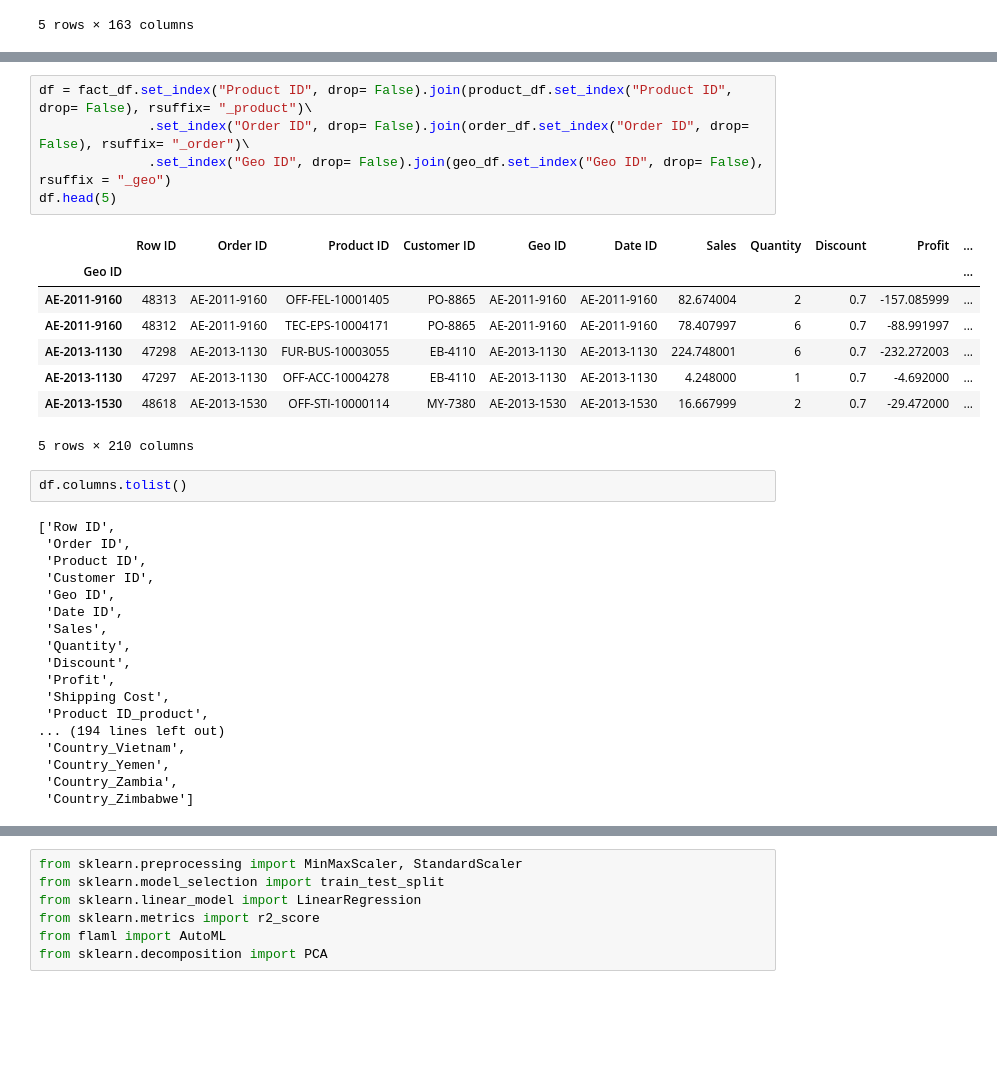
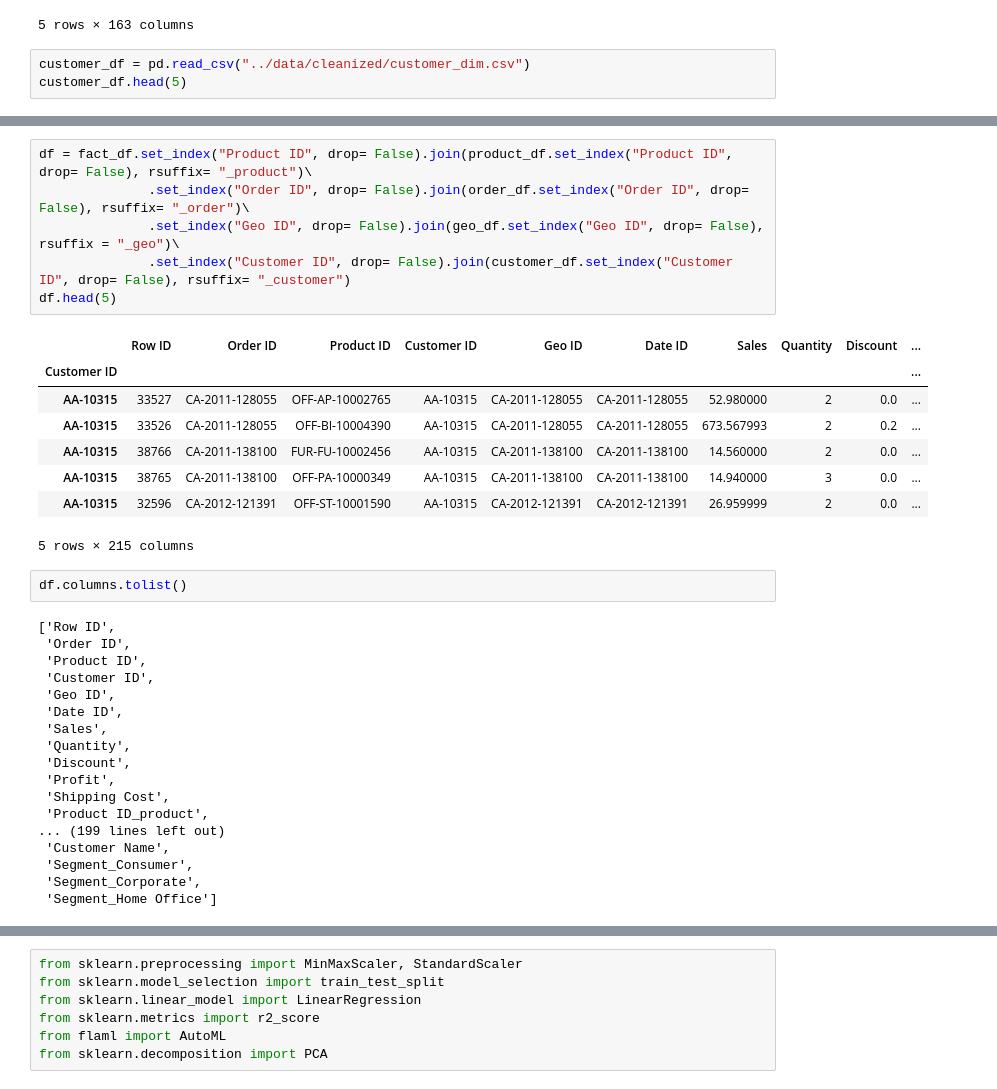
Before and after one commit to G3-Quera-Data-Analysis-Bootcamp-1402/Project-2, a Jupyter notebook: scripts/ML.ipynb, the cells around one changed output, grey strips where cells are left out. Cells and saved outputs as stored; diff of their text form; blank space fills up the shorter version.

Commit message:
use cutsomer segment for training model

```diff
--- a/scripts/ML.ipynb
+++ b/scripts/ML.ipynb
@@ -48,3 +48,6 @@ geo_df.head(5)
 | 3 | US-2013-116729 | Los Angeles | California | False | False | False | False | ... |
 | 4 | CA-2014-133865 | Los Angeles | California | False | False | False | False | ... |
 5 rows × 163 columns
+# %%
+customer_df = pd.read_csv("../data/cleanized/customer_dim.csv")
+customer_df.head(5)
@@ -51,17 +61,18 @@ geo_df.head(5)
 # %%
 df = fact_df.set_index("Product ID", drop= False).join(product_df.set_index("Product ID", drop= False), rsuffix= "_product")\
               .set_index("Order ID", drop= False).join(order_df.set_index("Order ID", drop= False), rsuffix= "_order")\
-              .set_index("Geo ID", drop= False).join(geo_df.set_index("Geo ID", drop= False), rsuffix = "_geo")
+              .set_index("Geo ID", drop= False).join(geo_df.set_index("Geo ID", drop= False), rsuffix = "_geo")\
+              .set_index("Customer ID", drop= False).join(customer_df.set_index("Customer ID", drop= False), rsuffix= "_customer")
 df.head(5)
 # %% [output]
-|  | Row ID | Order ID | Product ID | Customer ID | Geo ID | Date ID | Sales | Quantity | Discount | Profit | ... |
-| Geo ID |  |  |  |  |  |  |  |  |  |  | ... |
-| AE-2011-9160 | 48313 | AE-2011-9160 | OFF-FEL-10001405 | PO-8865 | AE-2011-9160 | AE-2011-9160 | 82.674004 | 2 | 0.7 | -157.085999 | ... |
-| AE-2011-9160 | 48312 | AE-2011-9160 | TEC-EPS-10004171 | PO-8865 | AE-2011-9160 | AE-2011-9160 | 78.407997 | 6 | 0.7 | -88.991997 | ... |
-| AE-2013-1130 | 47298 | AE-2013-1130 | FUR-BUS-10003055 | EB-4110 | AE-2013-1130 | AE-2013-1130 | 224.748001 | 6 | 0.7 | -232.272003 | ... |
-| AE-2013-1130 | 47297 | AE-2013-1130 | OFF-ACC-10004278 | EB-4110 | AE-2013-1130 | AE-2013-1130 | 4.248000 | 1 | 0.7 | -4.692000 | ... |
-| AE-2013-1530 | 48618 | AE-2013-1530 | OFF-STI-10000114 | MY-7380 | AE-2013-1530 | AE-2013-1530 | 16.667999 | 2 | 0.7 | -29.472000 | ... |
+|  | Row ID | Order ID | Product ID | Customer ID | Geo ID | Date ID | Sales | Quantity | Discount | ... |
+| Customer ID |  |  |  |  |  |  |  |  |  | ... |
+| AA-10315 | 33527 | CA-2011-128055 | OFF-AP-10002765 | AA-10315 | CA-2011-128055 | CA-2011-128055 | 52.980000 | 2 | 0.0 | ... |
+| AA-10315 | 33526 | CA-2011-128055 | OFF-BI-10004390 | AA-10315 | CA-2011-128055 | CA-2011-128055 | 673.567993 | 2 | 0.2 | ... |
+| AA-10315 | 38766 | CA-2011-138100 | FUR-FU-10002456 | AA-10315 | CA-2011-138100 | CA-2011-138100 | 14.560000 | 2 | 0.0 | ... |
+| AA-10315 | 38765 | CA-2011-138100 | OFF-PA-10000349 | AA-10315 | CA-2011-138100 | CA-2011-138100 | 14.940000 | 3 | 0.0 | ... |
+| AA-10315 | 32596 | CA-2012-121391 | OFF-ST-10001590 | AA-10315 | CA-2012-121391 | CA-2012-121391 | 26.959999 | 2 | 0.0 | ... |
-5 rows × 210 columns
+5 rows × 215 columns
 # %%
 df.columns.tolist()
 # %% [output]
@@ -77,10 +88,10 @@ df.columns.tolist()
  'Profit',
  'Shipping Cost',
  'Product ID_product',
-... (194 lines left out)
- 'Country_Vietnam',
- 'Country_Yemen',
- 'Country_Zambia',
- 'Country_Zimbabwe']
+... (199 lines left out)
+ 'Customer Name',
+ 'Segment_Consumer',
+ 'Segment_Corporate',
+ 'Segment_Home Office']
 # %%
 X = df.drop(['Profit', 'Row ID', 'Order ID', 'Product ID', 'Customer ID', 'Geo ID', 'Date ID',\
```
Also changed, not shown: parts of 10 cells of this notebook.
